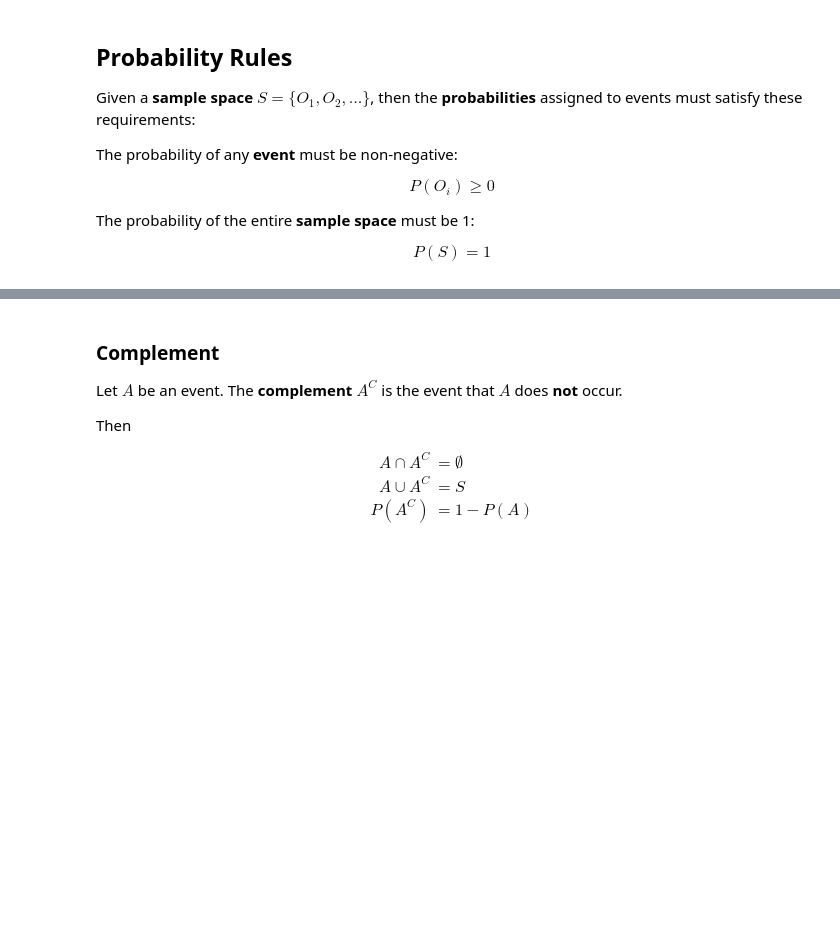
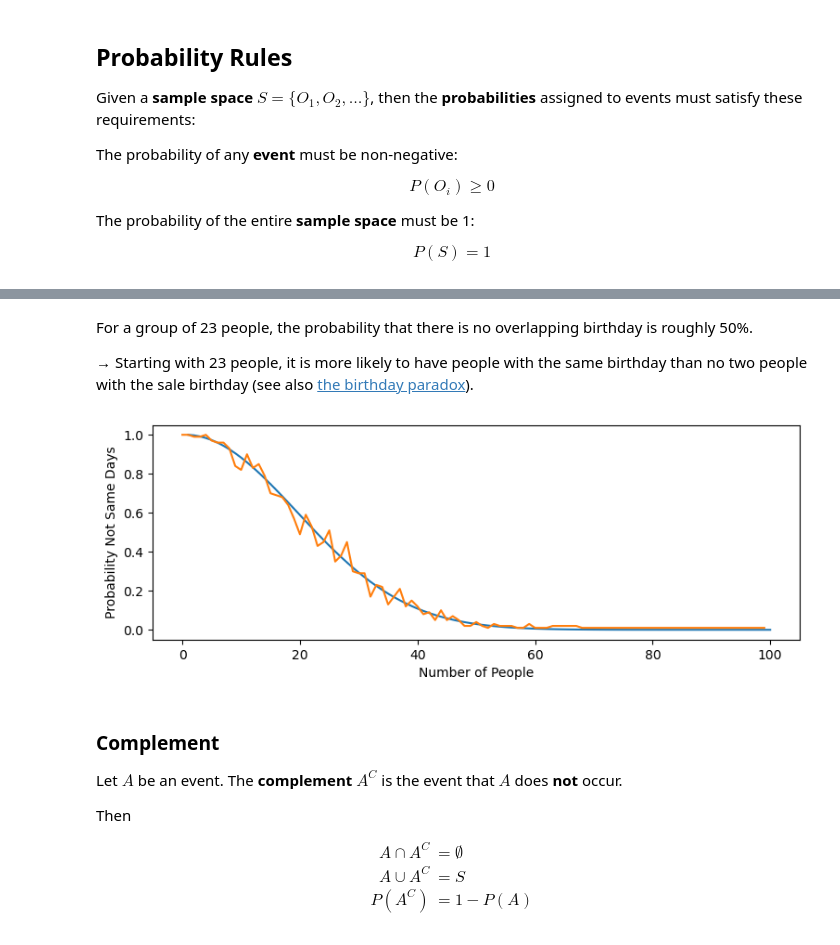
Before and after one commit to thomd/math, a Jupyter notebook: statistics.ipynb, the cells around one changed output, grey strips where cells are left out. Drawn from its saved outputs; the diff is of its cells as text; code cells hidden in the pictures; blank space fills up the shorter version.

```diff
--- a/statistics.ipynb
+++ b/statistics.ipynb
@@ -627,3 +669,42 @@ hence $A$ and $B$ are **dependent** events.
+# %% [markdown]
+For a group of 23 people, the probability that there is no overlapping birthday is roughly 50%.
+
+&rarr; Starting with 23 people, it is more likely to have people with the same birthday than no two people with the sale birthday (see also [the birthday paradox](https://betterexplained.com/articles/understanding-the-birthday-paradox)).
+# %%
+# Experimental Verification
+
+days = 365
+num_people = 100
+
+# Theory:
+x = np.linspace(1, num_people, num_people)
+p = lambda x: np.prod(np.array(days - np.arange(x)) / days)
+y = np.array([p(val) for val in x])
+plt.figure(figsize=(9, 3), dpi=100)
+plt.xlabel('Number of People')
+plt.ylabel('Probability Not Same Days')
+plt.plot(x, y)
+
+# Experiment:
+same_birthdays_probabilities = []
+experiments = 100
+
+for n in range(num_people):
+  same_birthdays = []
+  for i in range(experiments):
+    birthdays = np.random.randint(1, days + 1, n)                     # uniqform distribution of days [1, 365]
+    same_birthday = 1 if np.unique(birthdays).size == n else 0        # are there same day numbers?
+    same_birthdays.append(same_birthday)
+  index, counts = np.unique(same_birthdays, return_counts=True)
+  if index.size == 1 and index[0] == 1:
+    same_birthdays_probability = counts[0]/experiments
+  elif index.size == 2:
+    same_birthdays_probability = counts[1]/experiments
+  same_birthdays_probabilities.append(same_birthdays_probability)
+
+plt.plot(same_birthdays_probabilities);
+# %% [output]
+[figure, added]
 # %% [markdown]
 ### Complement
 
```
Also changed, not shown: parts of 2 cells of this notebook.
